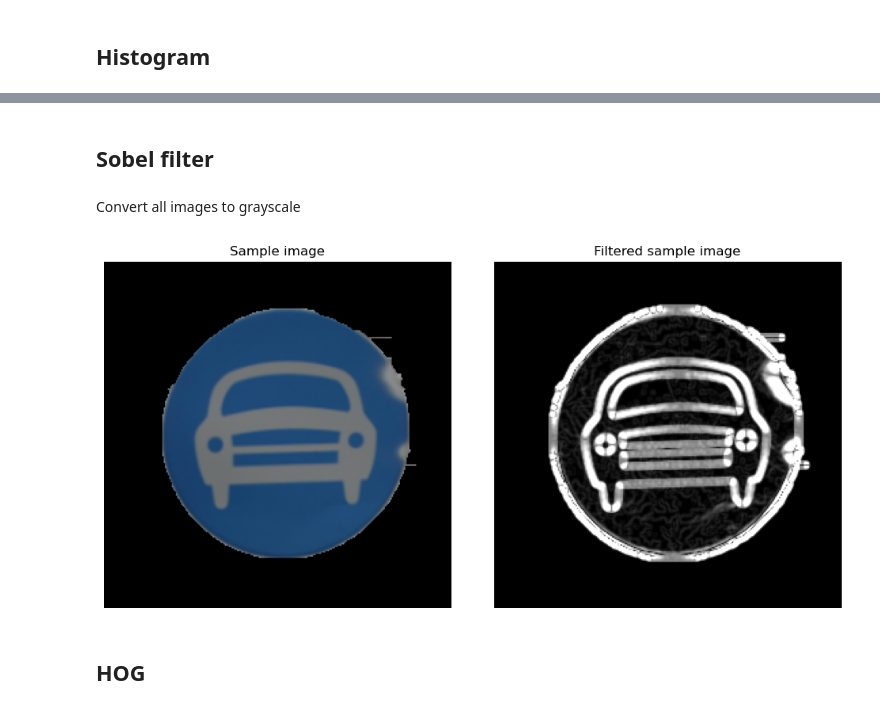
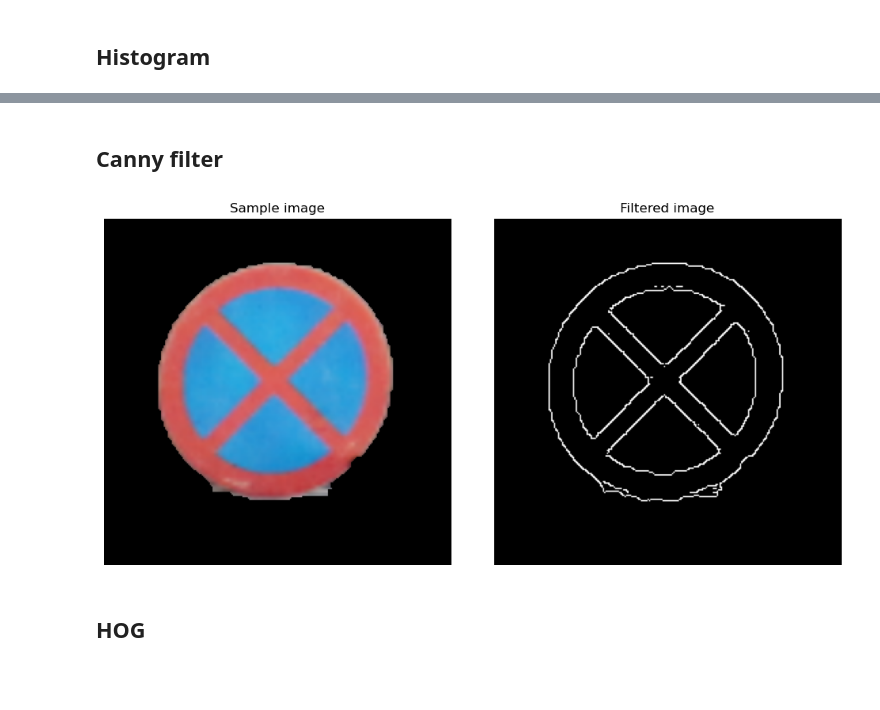
Before and after one commit to TuNguyen312/Traffic-sign-classification, a Jupyter notebook: traffic-sign.ipynb, the cells around one changed output, grey strips where cells are left out. Cells and saved outputs as stored; diff of their text form; code cells hidden in the pictures; blank space fills up the shorter version.

```diff
--- a/traffic-sign.ipynb
+++ b/traffic-sign.ipynb
@@ -170,37 +174,27 @@ fig.tight_layout()
 # %% [markdown]
-## Sobel filter ##
+## Canny filter ##
-# %% [markdown]
-Convert all images to grayscale
 # %%
-sobel_features_ls = np.zeros(shape=(len(img_ls), 256, 256))
+canny_features_ls = np.zeros(shape=(len(img_ls), 256, 256))
 # %%
-# for i, img in enumerate(gray_img_ls):
-def sobelFilter(img):
-    # reduce noise using Gaussian filter
-    img =  cv2.GaussianBlur(img, (3, 3), 0);
-    gray_img = cv2.cvtColor(img, cv2.COLOR_RGB2GRAY)
-    grad_x = cv2.Sobel(gray_img, cv2.CV_64F, 1, 0, ksize= 5)
-    grad_y = cv2.Sobel(gray_img, cv2.CV_64F, 0, 1, ksize= 5)
-    abs_grad_x = cv2.convertScaleAbs(grad_x)
-    abs_grad_y = cv2.convertScaleAbs(grad_y)
-    combined_grad = cv2.addWeighted(abs_grad_x, 0.5, abs_grad_y, 0.5, 0)
-    return combined_grad
+def cannyFilter(img):
+    filtered_img = cv2.Canny(img, 100, 200)
+    return filtered_img
 # %%
 for i, img in enumerate(img_ls):
-    sobel_features_ls[i] = sobelFilter(img)
+    canny_features_ls[i] = cannyFilter(img)
 # %%
 rand_index = random.randrange(0, len(img_ls), 1)
 fig, (ax1, ax2) = plt.subplots(1, 2)
 fig.set_figwidth(10)
 ax1.imshow(img_ls[rand_index])
 ax1.axis("off")
 ax1.title.set_text("Sample image")
-ax2.imshow(sobel_features_ls[rand_index], cmap='gray')
+ax2.imshow(canny_features_ls[rand_index], cmap='gray')
 ax2.axis("off")
-ax2.title.set_text("Filtered sample image")
+ax2.title.set_text("Filtered image")
 fig.tight_layout()
-# fig.savefig("./figs/sobel")
+fig.savefig("./figs/canny")
 # %% [output]
-[figure, old version]
+[figure, new version]
 # %% [markdown]
 ## HOG ##
```
Also changed, not shown: parts of 44 cells of this notebook, 5 other files.
